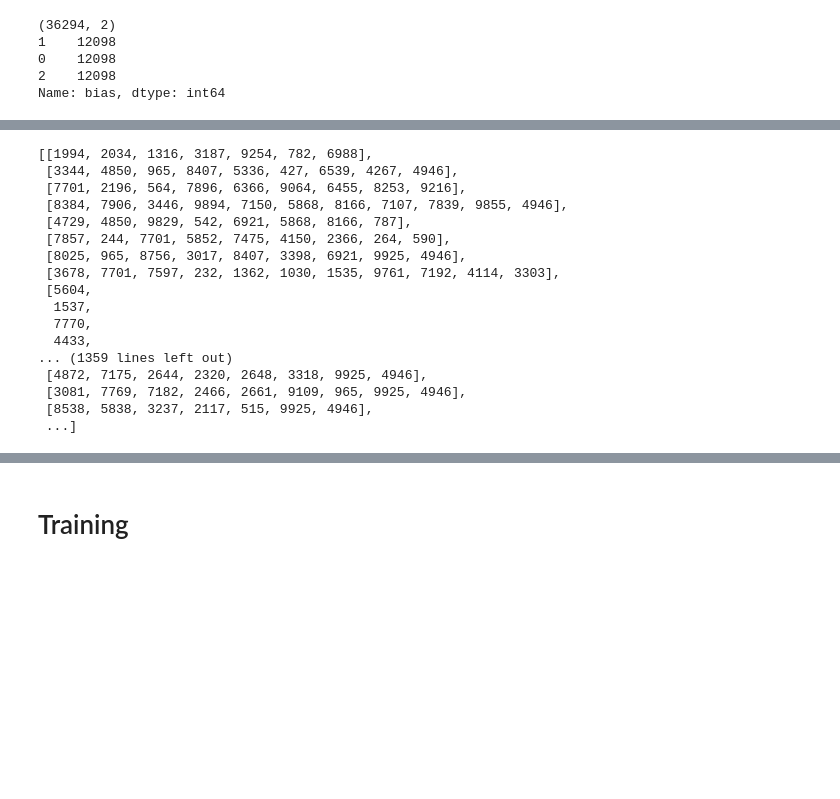
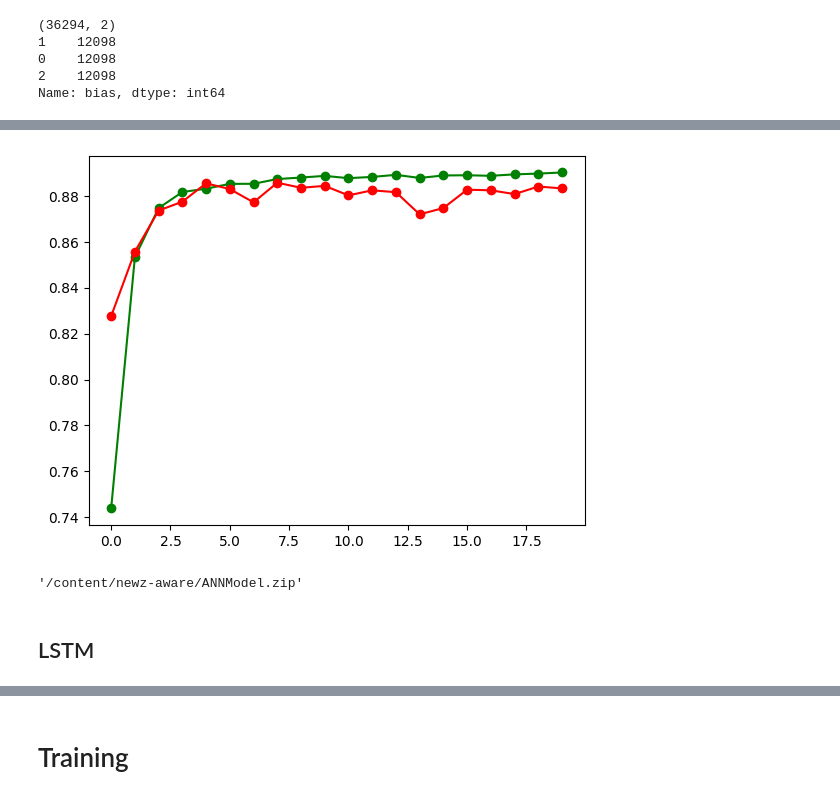
Before and after one commit to visheshks04/newz-aware, a Jupyter notebook: LSTMmodelPrep.ipynb, the cells around one changed output, grey strips where cells are left out. Drawn from its saved outputs; the diff is of its cells as text; code cells hidden in the pictures; blank space fills up the shorter version.

```diff
--- a/LSTMmodelPrep.ipynb
+++ b/LSTMmodelPrep.ipynb
@@ -204,0 +443,6 @@ y = df['bias']
+# %%
+plt.plot(list(range(len(history.history['accuracy']))), history.history['accuracy'], 'g-o', label='Training')
+plt.plot(list(range(len(history.history['val_accuracy']))), history.history['val_accuracy'], 'r-o', label='Validation')
+plt.savefig('ANN_accuracies.png')
+# %% [output]
+[figure, added]
@@ -205,3 +451,10 @@ y = df['bias']
+# %%
+import shutil
+shutil.make_archive('ANNModel', 'zip', 'ANNModel')
+# %% [output]
+'/content/newz-aware/ANNModel.zip'
+# %% [markdown]
+## LSTM
 # %%
 from tensorflow.keras.preprocessing.sequence import pad_sequences
 from tensorflow.keras.preprocessing.text import one_hot
@@ -208,23 +469,12 @@ from tensorflow.keras.preprocessing.text import one_hot
 # %%
 vocab_size = 10000
 
-one_hot_repr = [one_hot(title, vocab_size) for title in X]
-one_hot_repr
+def lstm_preproc(X, y):
+    vocab_size = 10000
+
+    one_hot_repr = [one_hot(title, vocab_size) for title in X]
+    sent_length = 20
+    embedded_docs = pad_sequences(one_hot_repr, padding='pre', maxlen = sent_length)
+    y = to_categorical(y, 3)
+
+    return embedded_docs, y
-# %% [output]
-[[1994, 2034, 1316, 3187, 9254, 782, 6988],
- [3344, 4850, 965, 8407, 5336, 427, 6539, 4267, 4946],
- [7701, 2196, 564, 7896, 6366, 9064, 6455, 8253, 9216],
- [8384, 7906, 3446, 9894, 7150, 5868, 8166, 7107, 7839, 9855, 4946],
- [4729, 4850, 9829, 542, 6921, 5868, 8166, 787],
- [7857, 244, 7701, 5852, 7475, 4150, 2366, 264, 590],
- [8025, 965, 8756, 3017, 8407, 3398, 6921, 9925, 4946],
- [3678, 7701, 7597, 232, 1362, 1030, 1535, 9761, 7192, 4114, 3303],
- [5604,
-  1537,
-  7770,
-  4433,
-... (1359 lines left out)
- [4872, 7175, 2644, 2320, 2648, 3318, 9925, 4946],
- [3081, 7769, 7182, 2466, 2661, 9109, 965, 9925, 4946],
- [8538, 5838, 3237, 2117, 515, 9925, 4946],
- ...]
```
Also changed, not shown: parts of 59 cells of this notebook, 11 other files.
